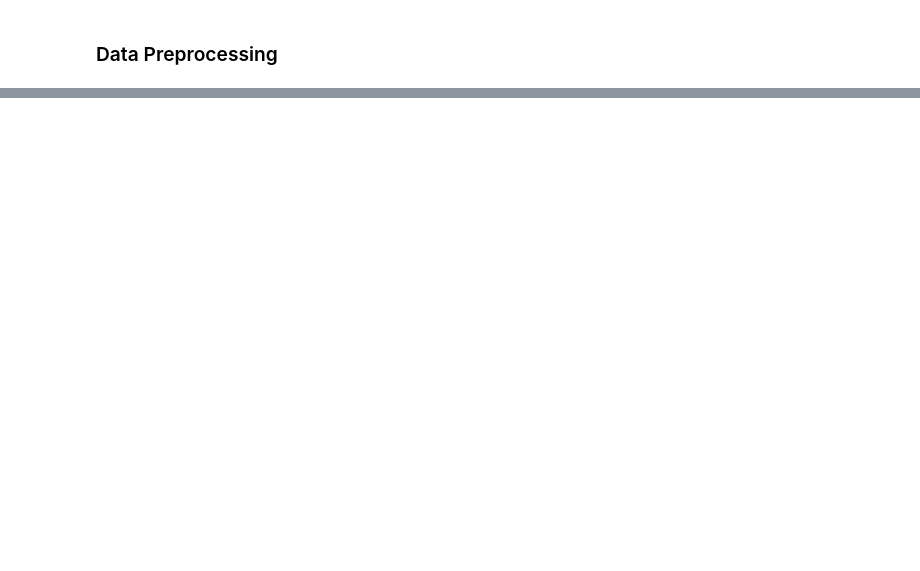
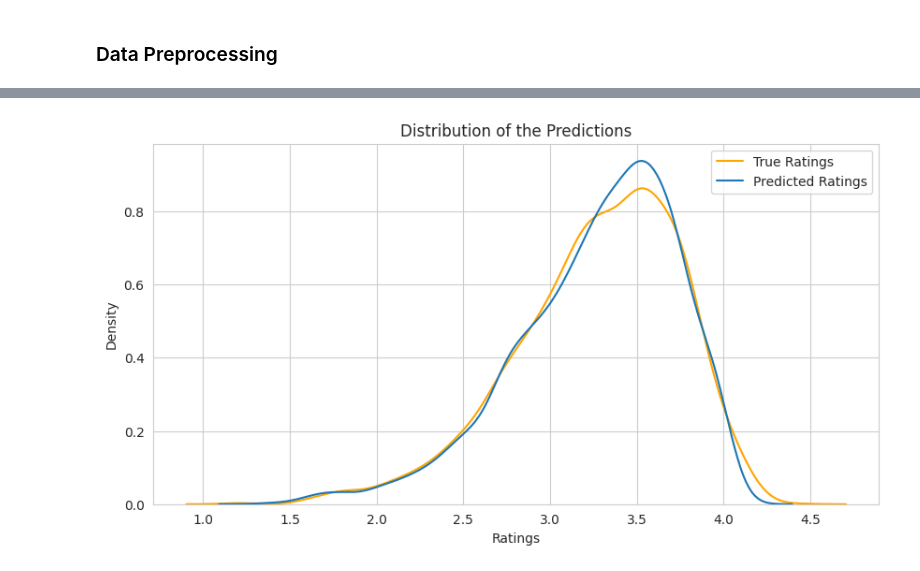
Before and after one commit to DiegoConce/data-analytics-movielens, a Jupyter notebook: TabularMl.ipynb, the cells around one changed output, grey strips where cells are left out. Saved outputs shown, nothing was run; the diff lists cells and outputs as text; code cells hidden in the pictures; blank space fills up the shorter version.

```diff
--- a/TabularMl.ipynb
+++ b/TabularMl.ipynb
@@ -63,0 +171,12 @@ test_set = torch.utils.data.DataLoader(torch.utils.data.TensorDataset(X_test, y_
+# %%
+# Distribution of the predictions
+plt.figure(figsize=(10, 5))
+sns.kdeplot(y_test, color='orange')
+sns.kdeplot(y_pred, color='b')
+plt.xlabel('Ratings')
+plt.ylabel('Density')
+plt.title('Distribution of the Predictions')
+plt.legend(['True Ratings', 'Predicted Ratings'])
+plt.show()
+# %% [output]
+[figure, added]
```
Also changed, not shown: parts of 12 cells of this notebook, 1 other file.
